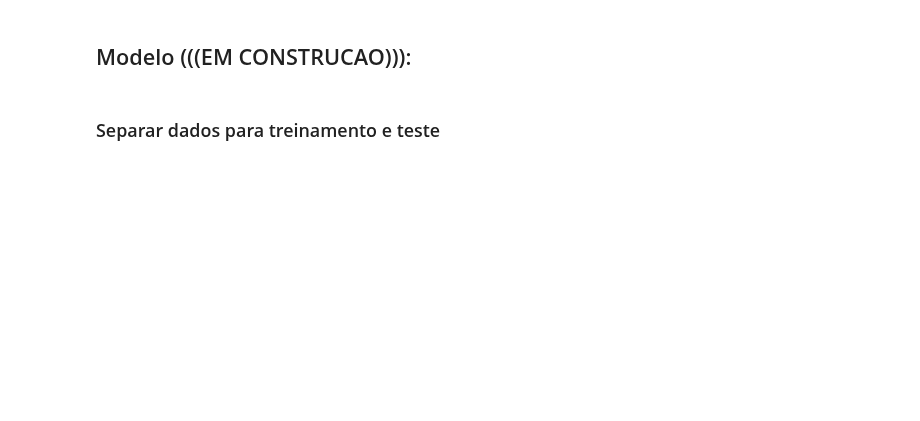
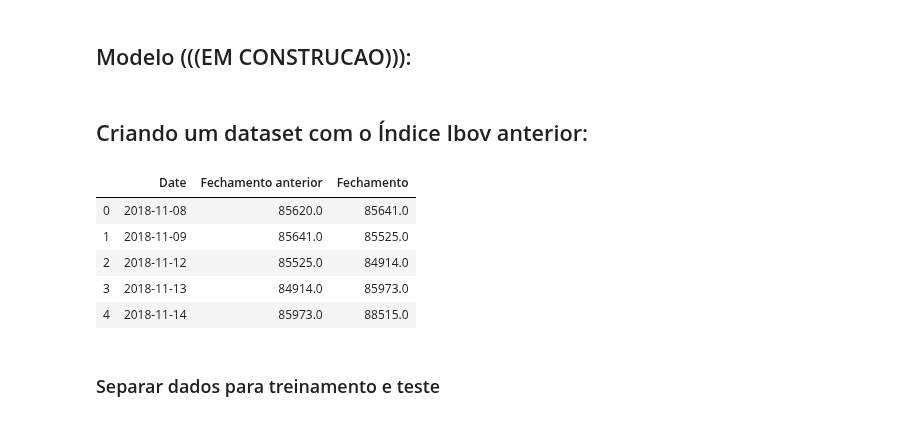
Before and after one commit to pbcarani/P3-Data-Science, a Jupyter notebook: P3_NOVO.ipynb, the cells around one changed output. Drawn from its saved outputs; the diff is of its cells as text; code cells hidden in the pictures; blank space fills up the shorter version.

```diff
--- a/P3_NOVO.ipynb
+++ b/P3_NOVO.ipynb
@@ -132,21 +132,26 @@ plt.show();
 # %% [markdown]
 ## Modelo (((EM CONSTRUCAO))):
+# %% [markdown]
+## Criando um dataset com o Índice Ibov anterior:
 # %%
 lista = np.array(pontos)
 lista=lista[1:]
-len(lista)
 ibov_anterior=pd.DataFrame(lista)
-ibov_anterior
 
 
 
 
 ibov_novo=ibov.join(ibov_anterior, lsuffix='_caller', rsuffix='_other')
-ibov_novo
 ibovespa=ibov_novo.rename(columns={"Close": "Fechamento anterior", 0: "Fechamento"})
-ibovespa
-
 ibovespa=ibovespa.dropna()
+ibovespa.head()
+# %% [output]
+|  | Date | Fechamento anterior | Fechamento |
+| 0 | 2018-11-08 | 85620.0 | 85641.0 |
+| 1 | 2018-11-09 | 85641.0 | 85525.0 |
+| 2 | 2018-11-12 | 85525.0 | 84914.0 |
+| 3 | 2018-11-13 | 84914.0 | 85973.0 |
+| 4 | 2018-11-14 | 85973.0 | 88515.0 |
 # %% [markdown]
 ### Separar dados para treinamento e teste
 # %%
```
Also changed, not shown: parts of 13 cells of this notebook.
